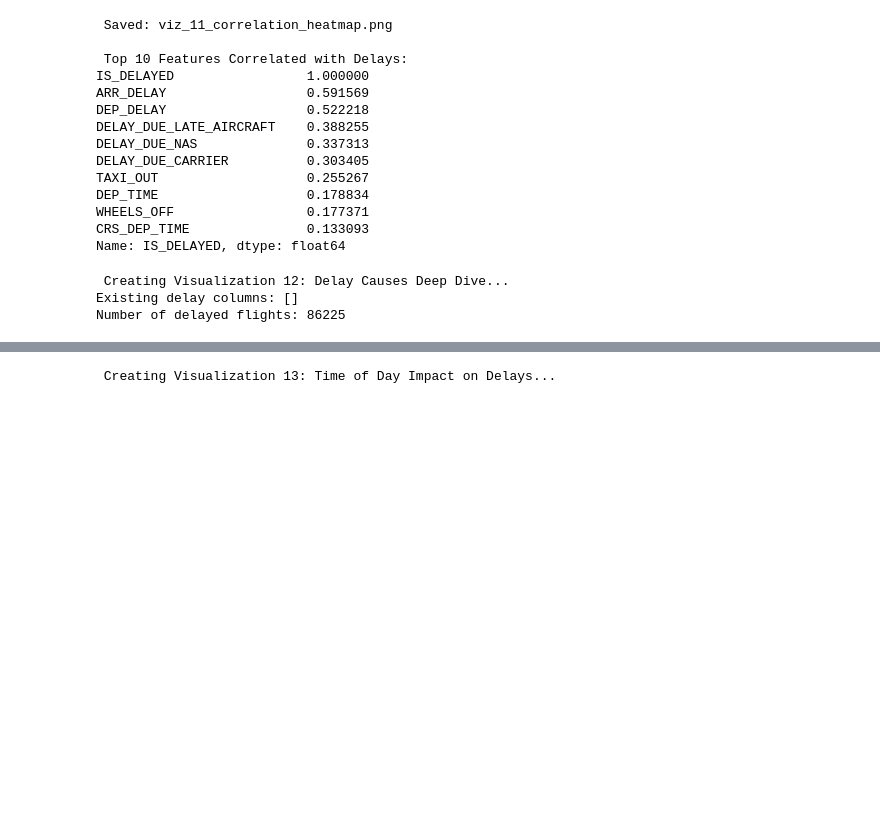
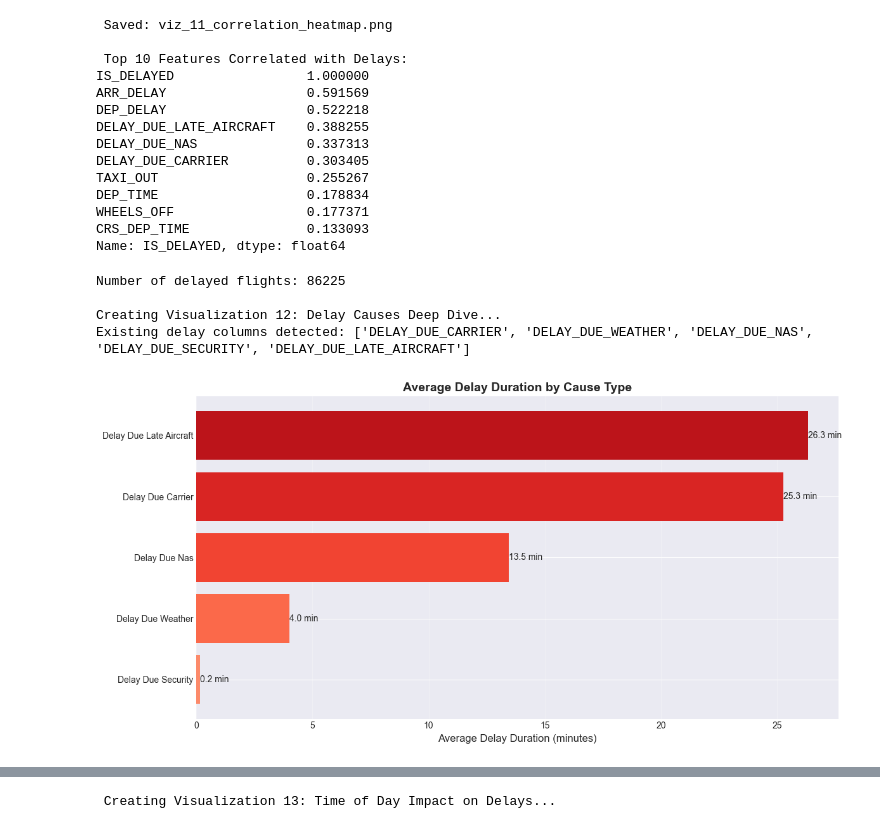
Before and after one commit to KL193/data-analysis-project-flight-delay, a Jupyter notebook: Untitled-1.ipynb, the cells around one changed output, grey strips where cells are left out. Cells and saved outputs as stored; diff of their text form; code cells hidden in the pictures; blank space fills up the shorter version.

```diff
--- a/Untitled-1.ipynb
+++ b/Untitled-1.ipynb
@@ -1029,51 +1025,66 @@ WHEELS_OFF                 0.177371
 CRS_DEP_TIME               0.133093
 Name: IS_DELAYED, dtype: float64
 # %%
-print("\n Creating Visualization 12: Delay Causes Deep Dive...")
-print("Existing delay columns:", existing_delay_cols)
+import matplotlib.pyplot as plt
+import numpy as np
+
 print("Number of delayed flights:", len(df[df['IS_DELAYED']==1]))
 
+# Correct delay cause columns in your dataset
+delay_cause_cols = ['DELAY_DUE_CARRIER', 'DELAY_DUE_WEATHER', 'DELAY_DUE_NAS',
+                    'DELAY_DUE_SECURITY', 'DELAY_DUE_LATE_AIRCRAFT']
 
-delay_cause_cols = ['CARRIER_DELAY', 'WEATHER_DELAY', 'NAS_DELAY',
-                    'SECURITY_DELAY', 'LATE_AIRCRAFT_DELAY']
-existing_delay_cols = [col for col in delay_cause_cols if col in df.columns]
+# Detect which columns exist (case-insensitive)
+existing_delay_cols = [col for col in df.columns
+                       if col.upper() in [c.upper() for c in delay_cause_cols]]
 
-if existing_delay_cols:
+print("\nCreating Visualization 12: Delay Causes Deep Dive...")
+print("Existing delay columns detected:", existing_delay_cols)
+
+if existing_delay_cols and 'IS_DELAYED' in df.columns:
     # Filter only delayed flights
     delayed_flights = df[df['IS_DELAYED'] == 1].copy()
 
     # Calculate average delay by cause
     avg_delays = delayed_flights[existing_delay_cols].mean().sort_values(ascending=True)
 
-    # Create horizontal bar chart
-    plt.figure(figsize=(12, 6))
-    colors = plt.cm.Reds(np.linspace(0.4, 0.8, len(avg_delays)))
-    bars = plt.barh(range(len(avg_delays)), avg_delays.values, color=colors)
+    if not avg_delays.empty:
+        # Create horizontal bar chart
+        plt.figure(figsize=(12, 6))
+        colors = plt.cm.Reds(np.linspace(0.4, 0.8, len(avg_delays)))
+        bars = plt.barh(range(len(avg_delays)), avg_delays.values, color=colors)
 
-    plt.yticks(range(len(avg_delays)), [col.replace('_', ' ').title() for col in avg_delays.index])
-    plt.xlabel('Average Delay Duration (minutes)', fontsize=12)
-    plt.title('Average Delay Duration by Cause Type', fontsize=14, fontweight='bold')
-    plt.grid(axis='x', alpha=0.3)
+        plt.yticks(range(len(avg_delays)), [col.replace('_', ' ').title() for col in avg_delays.index])
+        plt.xlabel('Average Delay Duration (minutes)', fontsize=12)
+        plt.title('Average Delay Duration by Cause Type', fontsize=14, fontweight='bold')
+        plt.grid(axis='x', alpha=0.3)
 
-    # Add value labels
-    for i, bar in enumerate(bars):
-        width = bar.get_width()
-        plt.text(width, bar.get_y() + bar.get_height()/2,
-                f'{width:.1f} min', ha='left', va='center', fontsize=10)
+        # Add value labels
+        for i, bar in enumerate(bars):
+            width = bar.get_width()
+            plt.text(width, bar.get_y() + bar.get_height()/2,
+                     f'{width:.1f} min', ha='left', va='center', fontsize=10)
 
-    plt.tight_layout()
-    plt.savefig('viz_12_delay_causes_analysis.png', dpi=300, bbox_inches='tight')
-    plt.show()
-    print(" Saved: viz_12_delay_causes_analysis.png")
+        plt.tight_layout()
+        plt.savefig('viz_12_delay_causes_analysis.png', dpi=300, bbox_inches='tight')
+        plt.show()
+        print("Saved: viz_12_delay_causes_analysis.png")
 
-    # Print insights
-    print("\n Key Insights:")
-    total_delay_minutes = delayed_flights[existing_delay_cols].sum().sum()
-    for col in existing_delay_cols:
-        col_sum = delayed_flights[col].sum()
-        percentage = (col_sum / total_delay_minutes) * 100
-        print(f"   {col.replace('_', ' ').title()}: {percentage:.1f}% of total delay time")
+        # Print key insights
+        print("\nKey Insights:")
+        total_delay_minutes = delayed_flights[existing_delay_cols].sum().sum()
+        for col in existing_delay_cols:
+            col_sum = delayed_flights[col].sum()
+            percentage = (col_sum / total_delay_minutes) * 100 if total_delay_minutes > 0 else 0
+            print(f"   {col.replace('_', ' ').title()}: {percentage:.1f}% of total delay time")
+    else:
+        print("No delay data available for the detected columns.")
+else:
+    print("No delay cause columns found or 'IS_DELAYED' column missing.")
+    print("Available columns are:", df.columns.tolist())
 # %% [output]
- Creating Visualization 12: Delay Causes Deep Dive...
-Existing delay columns: []
 Number of delayed flights: 86225
+
+Creating Visualization 12: Delay Causes Deep Dive...
+Existing delay columns detected: ['DELAY_DUE_CARRIER', 'DELAY_DUE_WEATHER', 'DELAY_DUE_NAS', 'DELAY_DUE_SECURITY', 'DELAY_DUE_LATE_AIRCRAFT']
+[figure, added]
```
Also changed, not shown: parts of 4 cells of this notebook, 1 other file.
